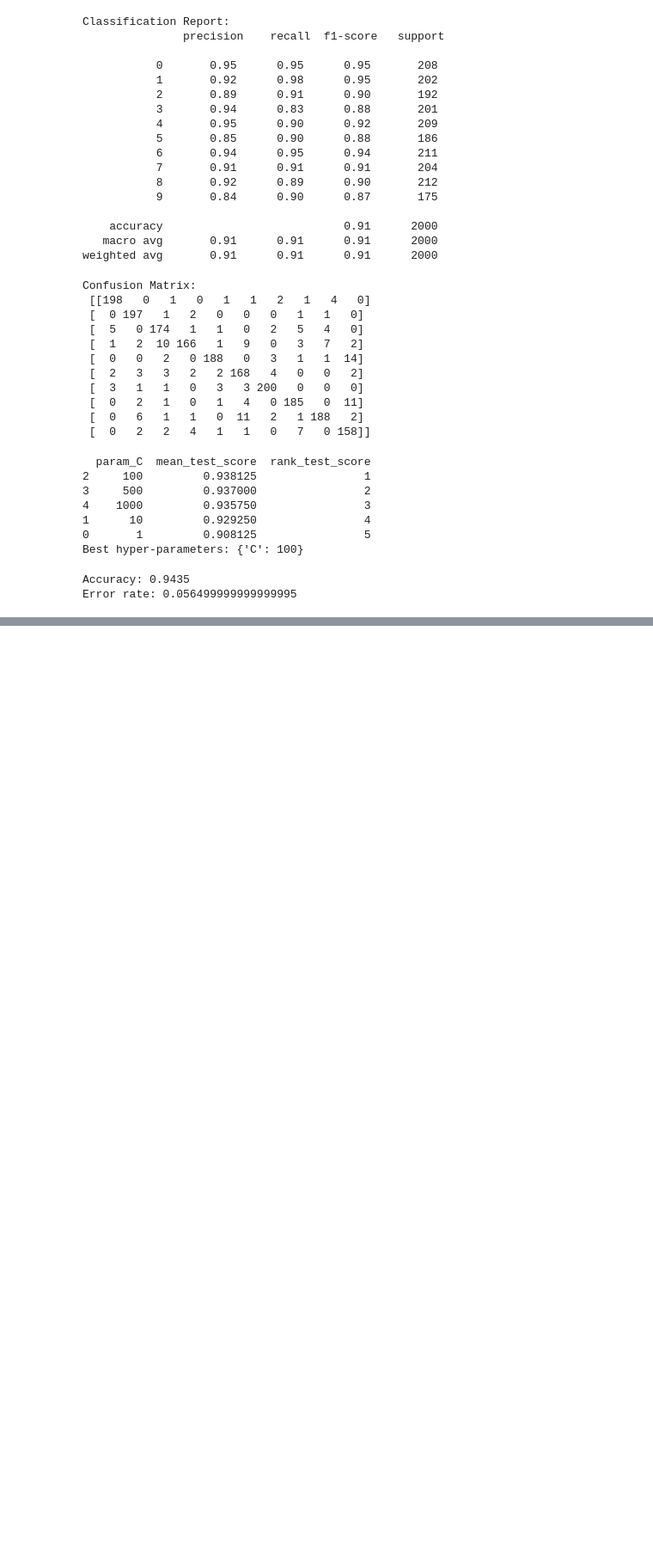
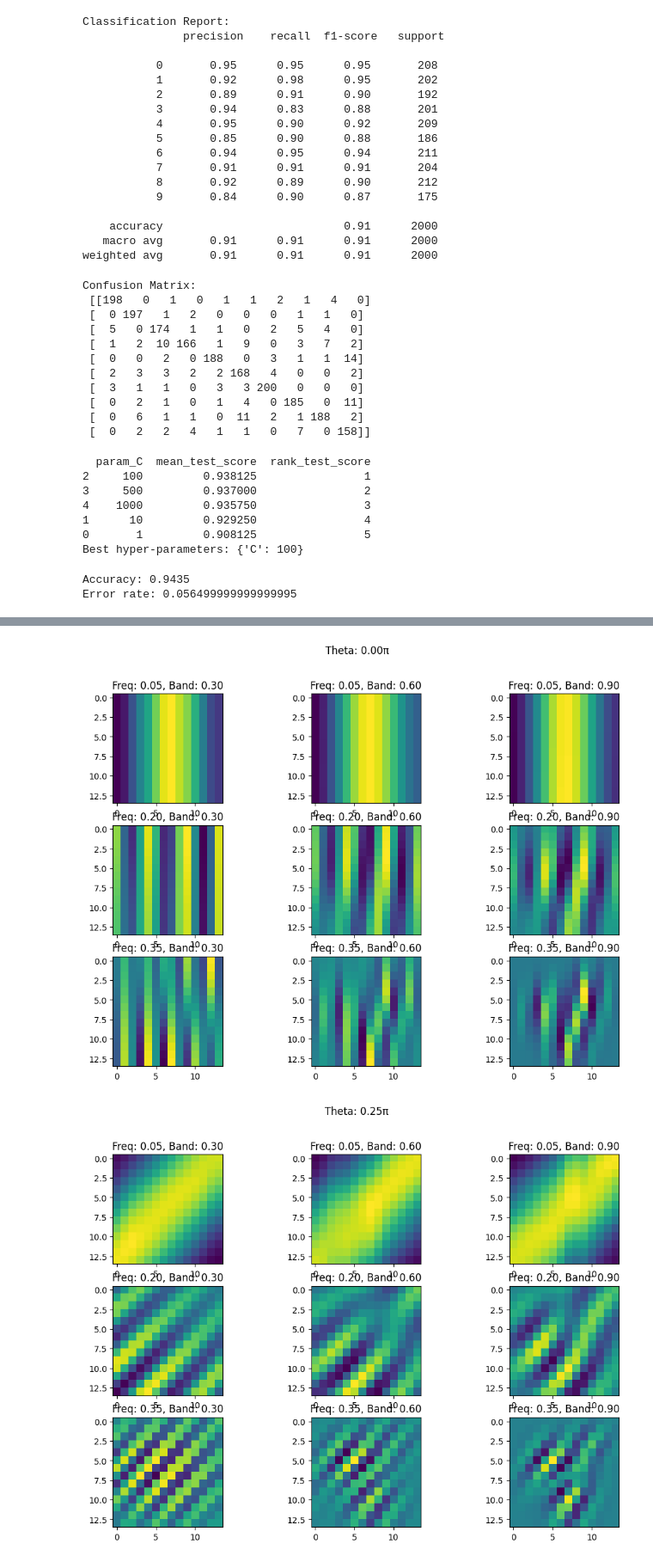
Before and after one commit to jbwenjoy/ESE-5460-Principals-of-Deep-Learning, a Jupyter notebook: hw1/hw1.ipynb, the cells around one changed output, grey strips where cells are left out. Shown at 86% size. Saved outputs shown, nothing was run; the diff lists cells and outputs as text; code cells hidden in the pictures; blank space fills up the shorter version.

```diff
--- a/hw1/hw1.ipynb
+++ b/hw1/hw1.ipynb
@@ -161,0 +203,24 @@ Error rate: 0.056499999999999995
+# %%
+theta = np.arange(0, np.pi, np.pi / 4)
+frequency = np.arange(0.05, 0.5, 0.15)
+bandwidth = np.arange(0.3, 1.0, 0.3)
+
+# theta = np.arange(0, np.pi / 2, np.pi / 4)
+# frequency = np.arange(0.05, 0.15, 0.05)
+# bandwidth = np.arange(0.3, 0.6, 0.3)
+
+for t in theta:
+    fig, axs = plt.subplots(len(frequency), len(bandwidth), figsize=(12, 8))
+    fig.suptitle(f'Theta: {t/np.pi:.2f}π')
+    for i, f in enumerate(frequency):
+        for j, b in enumerate(bandwidth):
+            gk = gabor_kernel(frequency=f, theta=t, bandwidth=b)
+            image = x_train_small[0].reshape((14,14))
+            coeff_real, _ = gabor(image, frequency=f, theta=t, bandwidth=b)
+            axs[i, j].imshow(coeff_real)
+            axs[i, j].set_title(f'Freq: {f:.2f}, Band: {b:.2f}')
+            # axs[i, j].axis('off')
+    plt.show()
+# %% [output]
+[figure, added]
+[figure, added]
```
Also changed, not shown: parts of 3 cells of this notebook.
